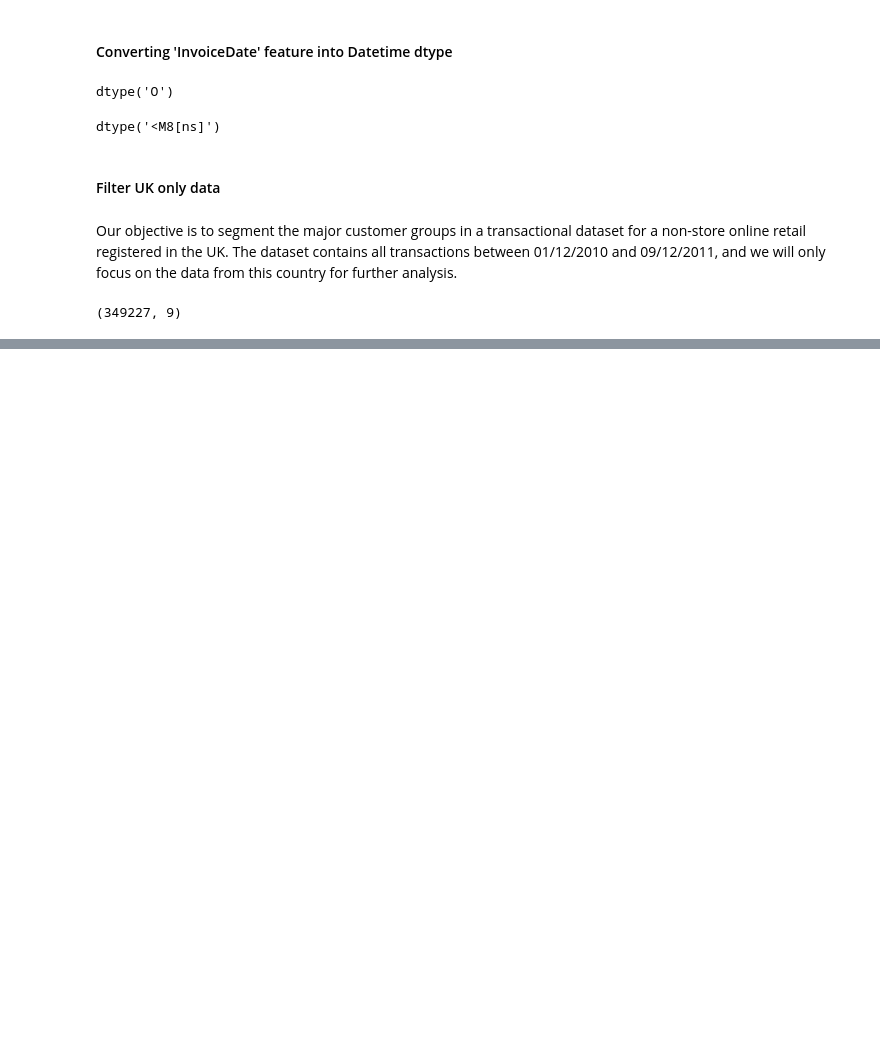
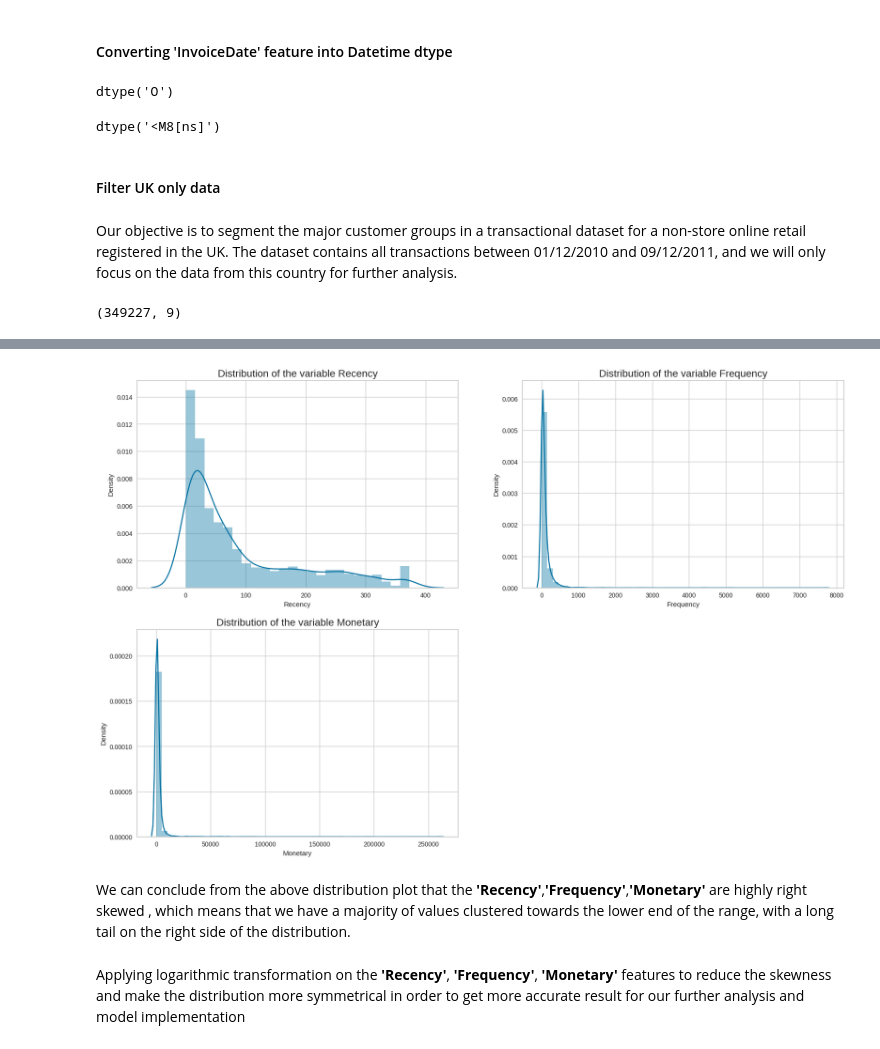
Before and after one commit to yashtambee/Online-Retail-Customer-Segmentation, a Jupyter notebook: Online_Retail_Customer_Segmentation.ipynb, the cells around one changed output, grey strips where cells are left out. Saved outputs shown, nothing was run; the diff lists cells and outputs as text; code cells hidden in the pictures; blank space fills up the shorter version.

```diff
--- a/Online_Retail_Customer_Segmentation.ipynb
+++ b/Online_Retail_Customer_Segmentation.ipynb
@@ -585,0 +598,16 @@ df.shape
+# %%
+# calculating RFM scores
+# setting the latest date to '2011-12-10' as the last invoice date was '2011-12-09'
+latest_date = dt.datetime(2011,12,10)
+
+# create rfm modeling scores for each customer
+rfm_df = df.groupby('CustomerID').agg({'InvoiceDate': lambda x: (latest_date - x.max()).days, 'InvoiceNo': lambda x: len(x),
+                                            'TotalAmount': lambda x: x.sum()})
+
+# convert invoice date into type int
+rfm_df['InvoiceDate'] = rfm_df['InvoiceDate'].astype(int)
+
+# rename columns to frequency, recency, monetary
+rfm_df.rename(columns={'InvoiceDate': 'Recency', 'InvoiceNo': 'Frequency', 'TotalAmount': 'Monetary'}, inplace=True)
+
+rfm_df.reset_index().head()
@@ -585,0 +634,17 @@ df.shape
+# %%
+# Visualising the distribution of the RFM values
+count = 1
+plt.subplots(figsize=(20,13))
+for feature in rfm_df:
+  plt.subplot(2,2,count)
+  sns.distplot(rfm_df[feature])
+  plt.title(f"Distribution of the variable {feature}", fontsize=16)
+  plt.xlabel(f"{feature}")
+  plt.ylabel("Density")
+  count += 1
+# %% [output]
+[figure, added]
+# %% [markdown]
+We can conclude from the above distribution plot that the **'Recency'**,**'Frequency'**,**'Monetary'** are highly right skewed , which means that we have a majority of values clustered towards the lower end of the range, with a long tail on the right side of the distribution.
+# %% [markdown]
+Applying logarithmic transformation on the **'Recency'**, **'Frequency'**, **'Monetary'** features to reduce the skewness and make the distribution more symmetrical in order to get more accurate result for our further analysis and model implementation
```
Also changed, not shown: parts of 12 cells of this notebook.
